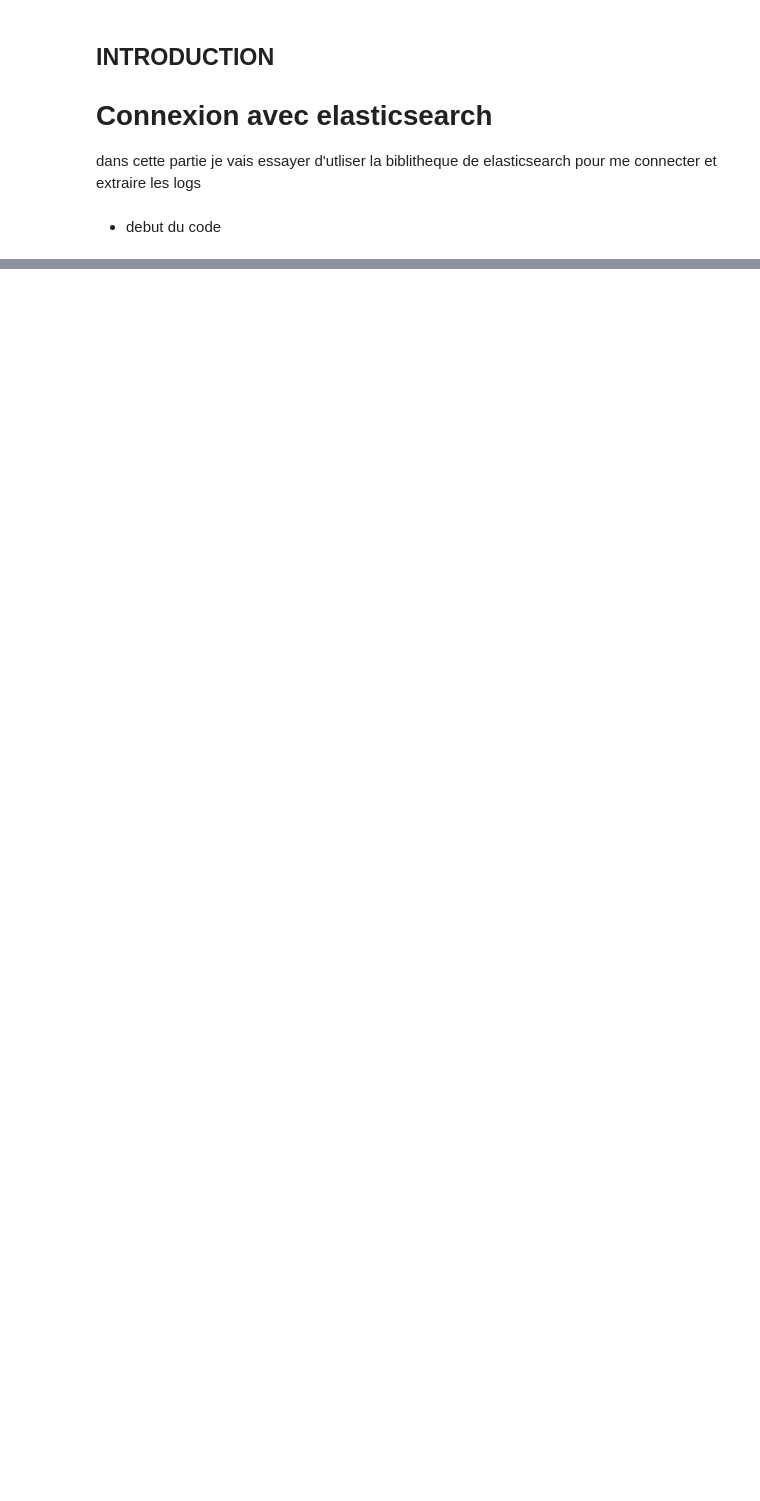
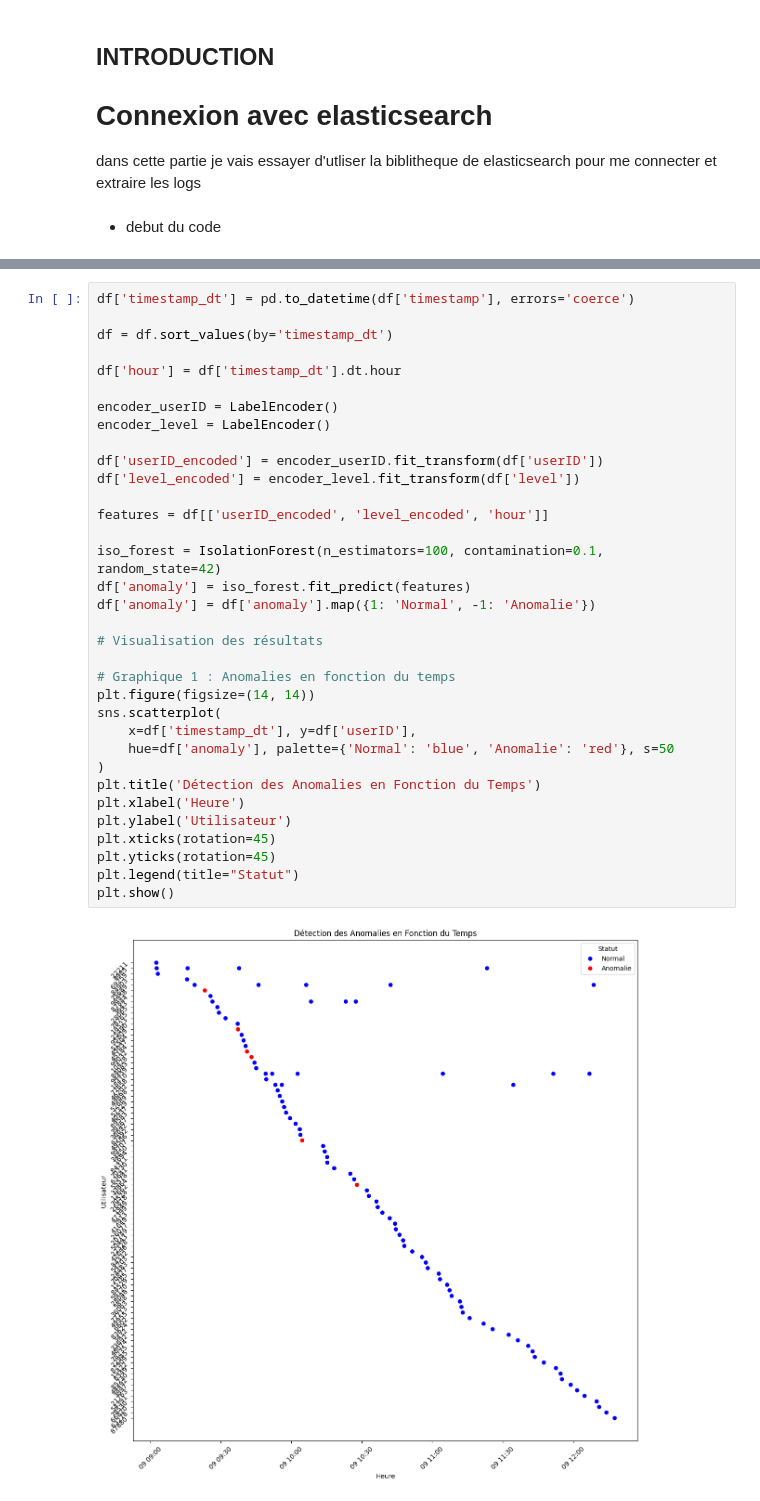
Before and after one commit to Med10S/Detection_anomalie_java, a Jupyter notebook: isolationForset.ipynb, the cells around one changed output, grey strips where cells are left out. Cells and saved outputs as stored; diff of their text form; blank space fills up the shorter version.

```diff
--- a/isolationForset.ipynb
+++ b/isolationForset.ipynb
@@ -140,0 +128,36 @@ Logs filtrés: 0 logs
+# %%
+df['timestamp_dt'] = pd.to_datetime(df['timestamp'], errors='coerce')
+
+df = df.sort_values(by='timestamp_dt')
+
+df['hour'] = df['timestamp_dt'].dt.hour
+
+encoder_userID = LabelEncoder()
+encoder_level = LabelEncoder()
+
+df['userID_encoded'] = encoder_userID.fit_transform(df['userID'])
+df['level_encoded'] = encoder_level.fit_transform(df['level'])
+
+features = df[['userID_encoded', 'level_encoded', 'hour']]
+
+iso_forest = IsolationForest(n_estimators=100, contamination=0.1, random_state=42)
+df['anomaly'] = iso_forest.fit_predict(features)
+df['anomaly'] = df['anomaly'].map({1: 'Normal', -1: 'Anomalie'})
+
+# Visualisation des résultats
+
+# Graphique 1 : Anomalies en fonction du temps
+plt.figure(figsize=(14, 14))
+sns.scatterplot(
+    x=df['timestamp_dt'], y=df['userID'],
+    hue=df['anomaly'], palette={'Normal': 'blue', 'Anomalie': 'red'}, s=50
+)
+plt.title('Détection des Anomalies en Fonction du Temps')
+plt.xlabel('Heure')
+plt.ylabel('Utilisateur')
+plt.xticks(rotation=45)
+plt.yticks(rotation=45)
+plt.legend(title="Statut")
+plt.show()
+# %% [output]
+[figure, added]
```
Also changed, not shown: parts of 10 cells of this notebook, 9 other files.
